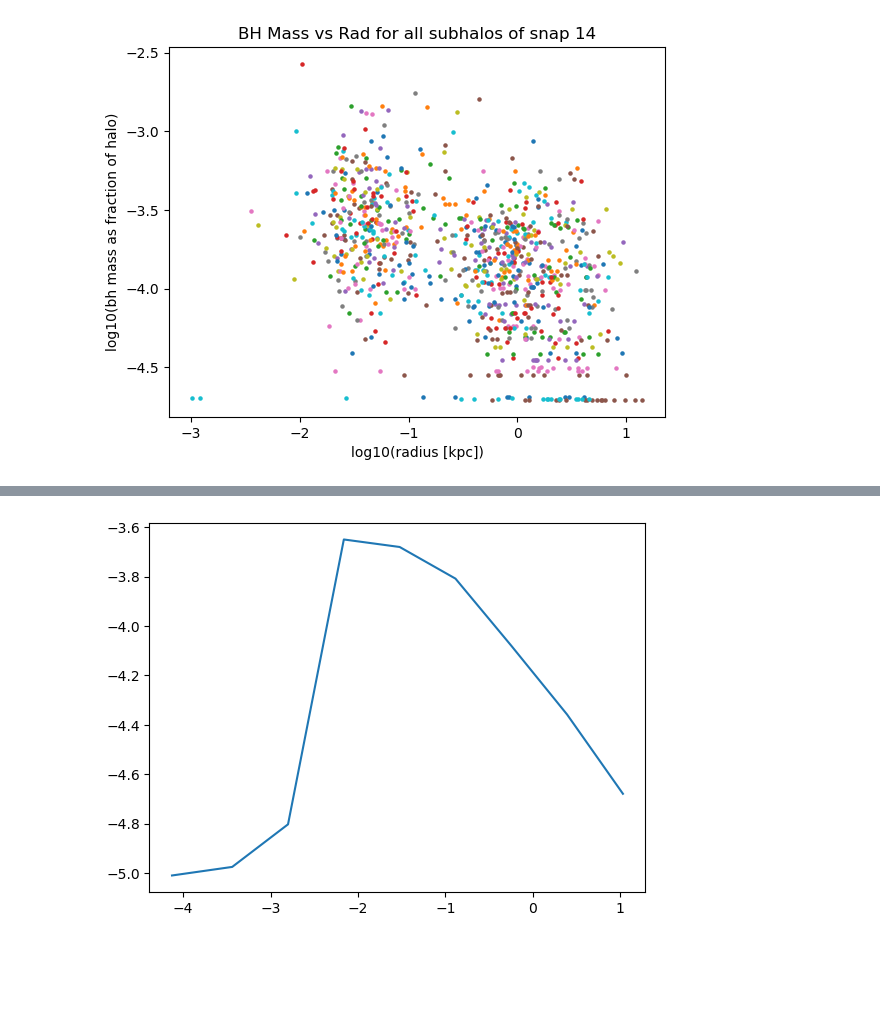
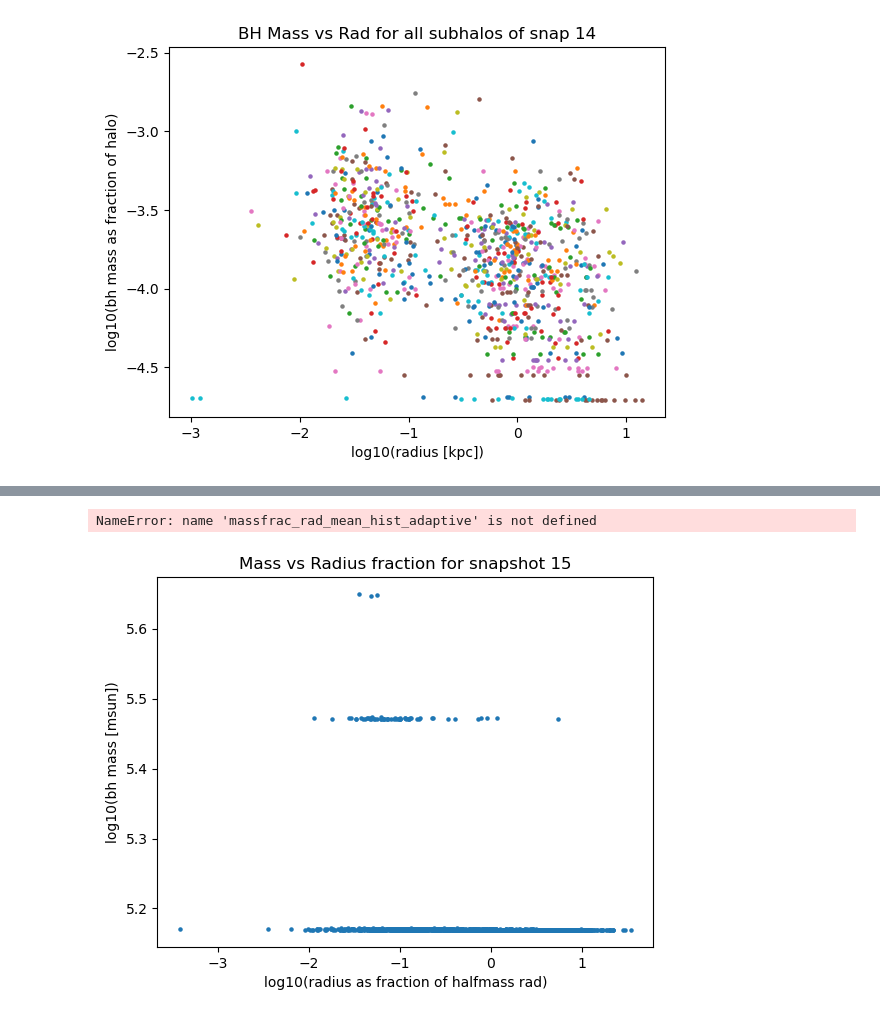
Before and after one commit to pranav-satheesh/wandering_bhs, a Jupyter notebook: Notebooks/SubhaloDictionary.ipynb, the cells around one changed output, grey strips where cells are left out. Drawn from its saved outputs; the diff is of its cells as text; code cells hidden in the pictures; blank space fills up the shorter version.

```diff
--- a/Notebooks/SubhaloDictionary.ipynb
+++ b/Notebooks/SubhaloDictionary.ipynb
@@ -224,3 +224,19 @@ def mass_rad_data(snapshot):
     valid_r = r_kpc[r_kpc>1e-8]
     valid_m = mass[r_kpc>1e-8]
     return valid_m, valid_r #, min_halfrad, max_halfrad
+# %%
+# BH mass against radius in halo (as a fraction of halfmass rad). Discounts extracentrals. Binned all together
+def mass_radfrac_data(snapshot):
+    with h5py.File("/orange/lblecha/pranavsatheesh/wandering_bhs/Data/wandering_bh_SM5_DFD_3_TNG.hdf5") as f:
+        bh_start = f["snapshot/bh_start"][snapshot]
+        num_bh = f["snapshot/n_bh"][snapshot]
+        r = f["bh/r_kpc"][bh_start:bh_start+num_bh]
+        mass_msun = f["bh/mass_msun"][bh_start:bh_start+num_bh]
+
+        for bh in range(num_bh):
+            subhalo_row = f["bh/subhalo_row"][bh_start+bh]
+            halfrad = f["subhalo/stellar_halfrad_kpc"][subhalo_row]
+            r[bh] = r[bh]/halfrad
+    valid_r = r[r>1e-8]
+    valid_m = mass_msun[r>1e-8]
+    return valid_m, valid_r
@@ -236,3 +270,11 @@ def mass_rad_scatter(snapshot, markersize=5):
     plt.ylabel("log10(bh mass as fraction of halo)")
     plt.title(f"Mass fraction vs Radius for snapshot {snapshot}")
     plt.plot()
+# %%
+def mass_radfrac_scatter(snapshot, markersize=5):
+    valid_m, valid_r = mass_radfrac_data(snapshot)
+    plt.scatter(np.log10(valid_r), np.log10(valid_m), s=markersize) #, label=str(subhalochoice))
+    plt.xlabel("log10(radius as fraction of halfmass rad)")
+    plt.ylabel("log10(bh mass [msun])")
+    plt.title(f"Mass vs Radius fraction for snapshot {snapshot}")
+    plt.plot()
@@ -281,4 +335,8 @@ mass_rad_scatter(15)
 # %%
-mass_rad_mean_hist_adaptive(17)
+massfrac_rad_mean_hist_adaptive(19)
 # %% [output]
-[figure, removed]
+NameError: name 'massfrac_rad_mean_hist_adaptive' is not defined
+# %%
+mass_radfrac_scatter(15)
+# %% [output]
+[figure, added]
```
Also changed, not shown: parts of 9 cells of this notebook.
